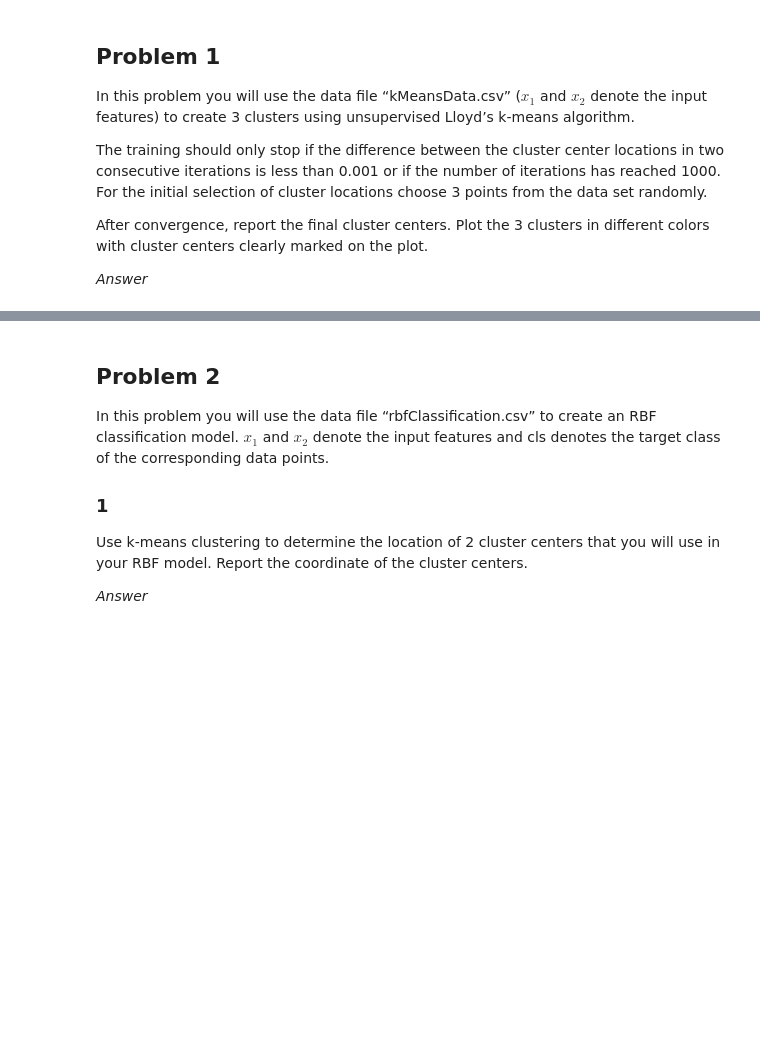
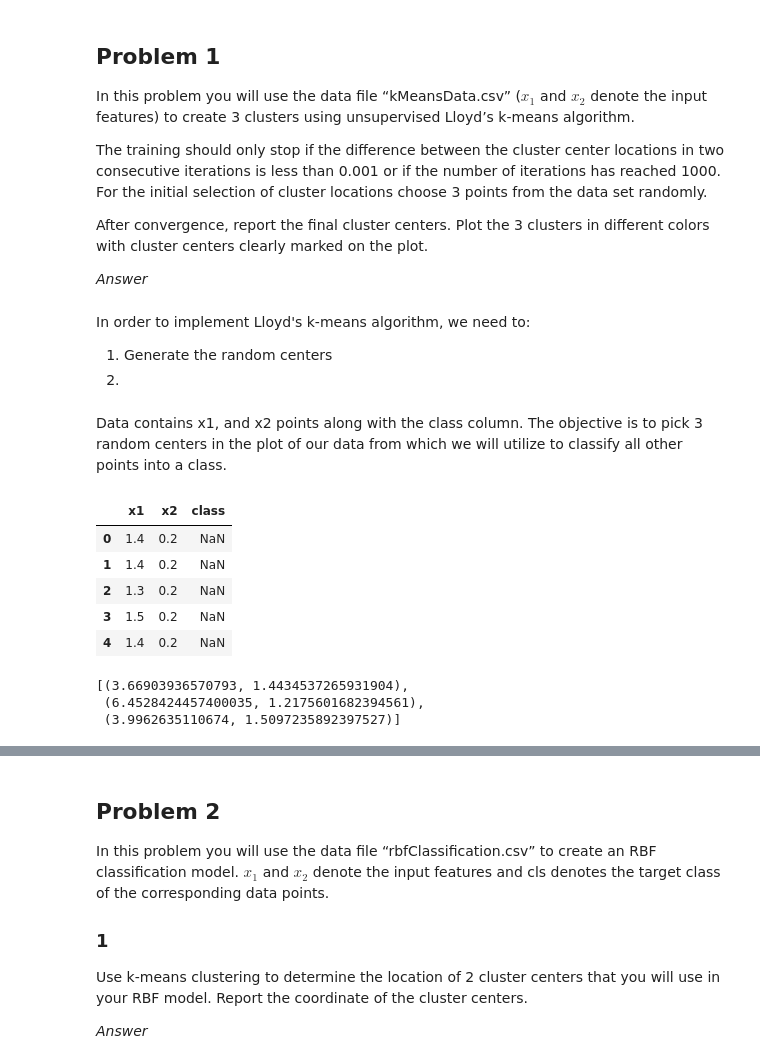
Before and after one commit to edalrami/machine-learning-hw3, a Jupyter notebook: MachineLearningHW3.ipynb, the cells around one changed output, grey strips where cells are left out. Drawn from its saved outputs; the diff is of its cells as text; code cells hidden in the pictures; blank space fills up the shorter version.

```diff
--- a/MachineLearningHW3.ipynb
+++ b/MachineLearningHW3.ipynb
@@ -13,3 +19,7 @@ The training should only stop if the difference between the cluster center locat
 After convergence, report the final cluster centers. Plot the 3 clusters in different colors with cluster centers clearly marked on the plot.
 
 *Answer*
+# %% [markdown]
+In order to implement Lloyd's k-means algorithm, we need to:
+1. Generate the random centers
+2.
@@ -15,0 +33,27 @@ After convergence, report the final cluster centers. Plot the 3 clusters in diff
+# %% [markdown]
+Data contains x1, and x2 points along with the class column. The objective is to pick 3 random centers in the plot of our data from which we will utilize to classify all other points into a class.
+# %%
+df.head()
+# %% [output]
+|  | x1 | x2 | class |
+| 0 | 1.4 | 0.2 | NaN |
+| 1 | 1.4 | 0.2 | NaN |
+| 2 | 1.3 | 0.2 | NaN |
+| 3 | 1.5 | 0.2 | NaN |
+| 4 | 1.4 | 0.2 | NaN |
+# %%
+#Define number of centers and create empty list that will hold the centroid points
+num_centers = 3
+centers = []
+random.seed(11)
+for ii in range(num_centers):
+    #Randomly pick num_centers points within the dataset
+    #and append to the list 'centers'
+    centers.append((
+        random.uniform(df.x1.min(),df.x1.max()),
+        random.uniform(df.x2.min(),df.x2.max())))
+centers
+# %% [output]
+[(3.66903936570793, 1.4434537265931904),
+ (6.4528424457400035, 1.2175601682394561),
+ (3.9962635110674, 1.5097235892397527)]
```
Also changed, not shown: parts of 9 cells of this notebook.
